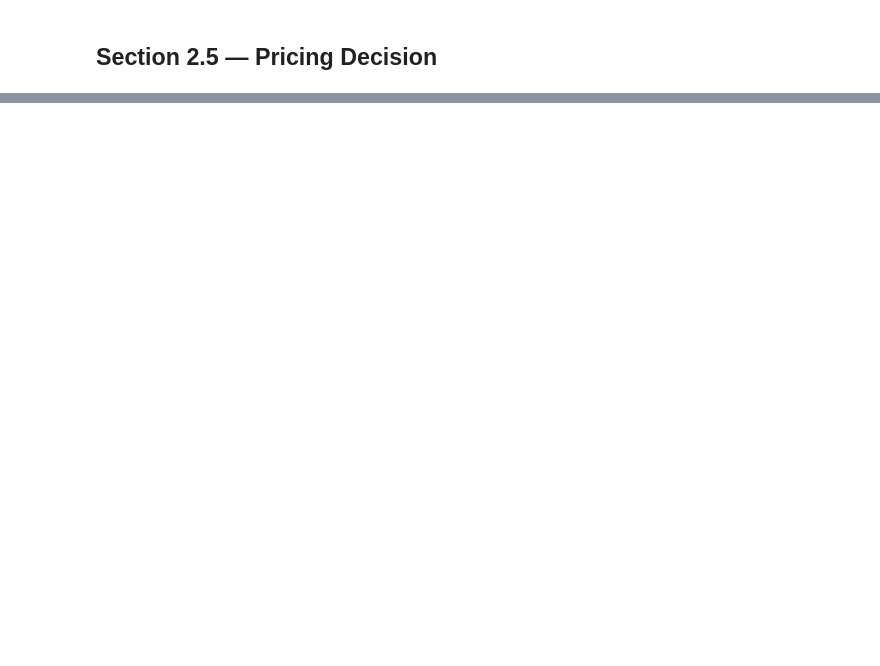
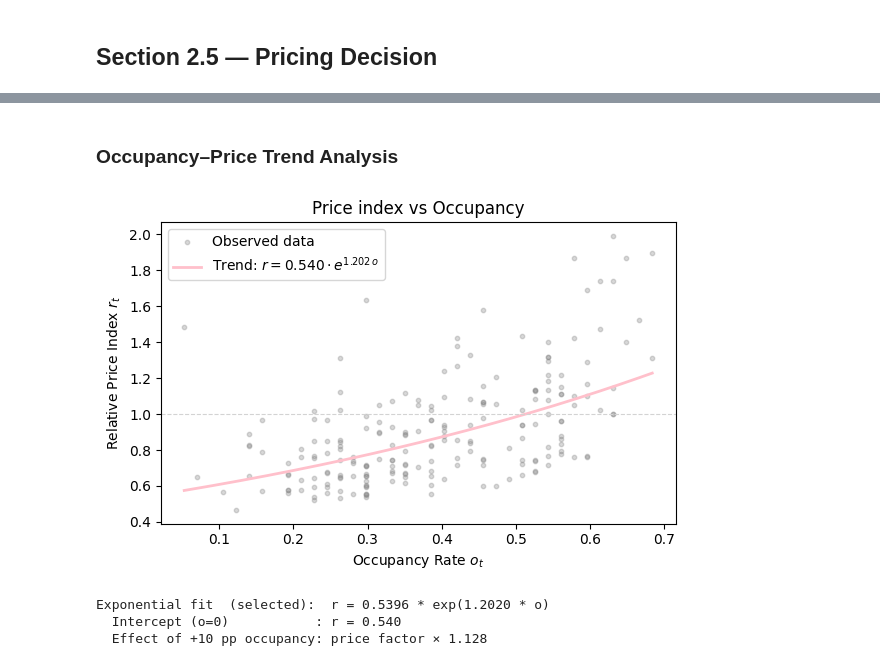
Before and after one commit to jednorukypilot/thesis, a Jupyter notebook: python/model_pipeline.ipynb, the cells around one changed output, grey strips where cells are left out. Drawn from its saved outputs; the diff is of its cells as text; code cells hidden in the pictures; blank space fills up the shorter version.

```diff
--- a/python/model_pipeline.ipynb
+++ b/python/model_pipeline.ipynb
@@ -257,0 +609,36 @@ price_table
+# %% [markdown]
+### Occupancy–Price Trend Analysis
+# %%
+# ── Exponential trend: selected dataset (analysis window, 13-apartment segment) ──
+# Fits r = a * exp(b * o) via linearisation: log(r) = log(a) + b*o
+x = historical_sample['occupancy_rate'].values
+y = historical_sample['relative_price_index'].values
+
+# Only use strictly positive r values (log is undefined at 0)
+mask = y > 0
+b_sel, log_a_sel = np.polyfit(x[mask], np.log(y[mask]), 1)
+a_sel = np.exp(log_a_sel)
+
+x_line = np.linspace(x.min(), x.max(), 300)
+y_line = a_sel * np.exp(b_sel * x_line)
+
+fig, ax = plt.subplots(figsize=(6, 4))
+ax.scatter(x, y, alpha=0.3, s=10, color='gray', label=f'Observed data')
+ax.plot(x_line, y_line, color='pink', linewidth=2,
+        label=f'Trend: $r = {a_sel:.3f}\\cdot e^{{{b_sel:.3f}\\,o}}$')
+ax.axhline(1.0, color='lightgray', linestyle='--', linewidth=0.8)
+ax.set_xlabel('Occupancy Rate $o_t$')
+ax.set_ylabel('Relative Price Index $r_t$')
+ax.set_title('Price index vs Occupancy')
+ax.legend()
+plt.tight_layout()
+plt.show()
+
+print(f"Exponential fit  (selected):  r = {a_sel:.4f} * exp({b_sel:.4f} * o)")
+print(f"  Intercept (o=0)           : r = {a_sel:.3f}")
+print(f"  Effect of +10 pp occupancy: price factor × {np.exp(b_sel * 0.1):.3f}")
+# %% [output]
+[figure, added]
+Exponential fit  (selected):  r = 0.5396 * exp(1.2020 * o)
+  Intercept (o=0)           : r = 0.540
+  Effect of +10 pp occupancy: price factor × 1.128
```
Also changed, not shown: parts of 24 cells of this notebook, 11 other files.
